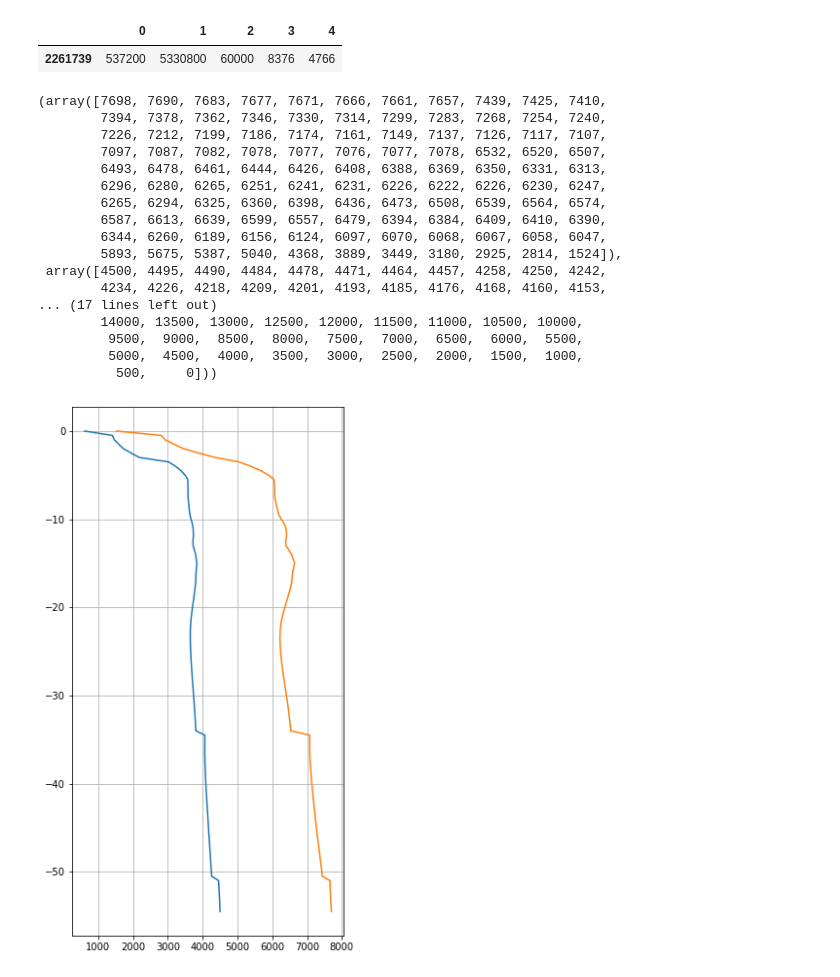
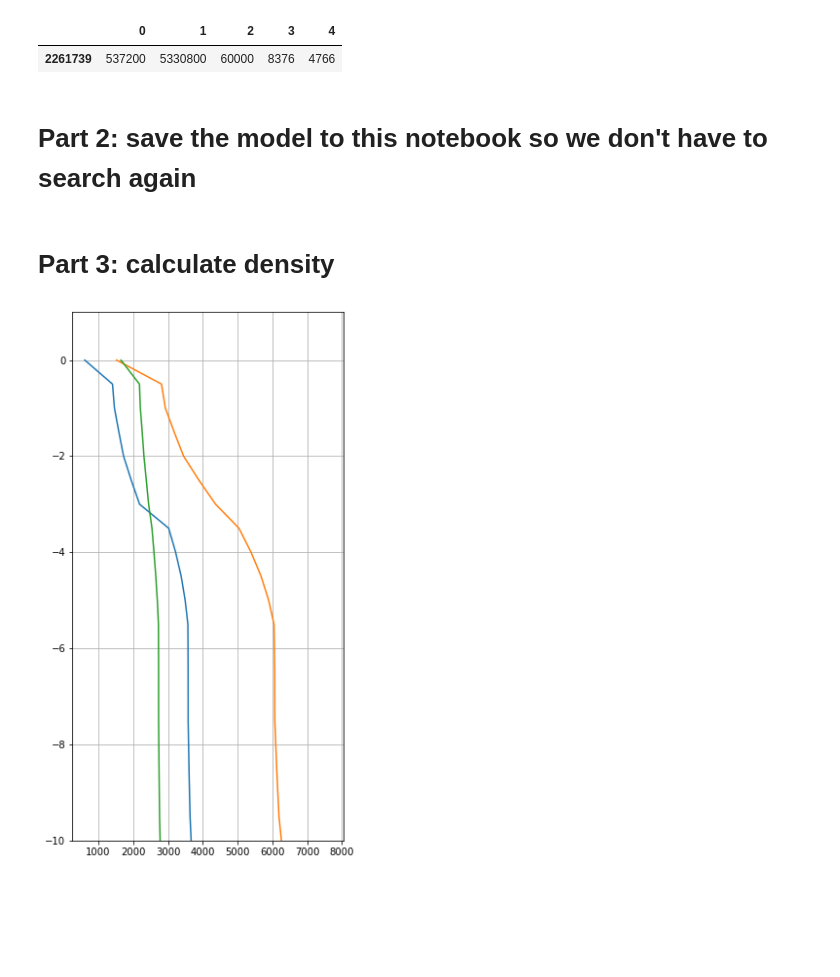
Before and after one commit to bradlipovsky/whidbey-surface-waves, a Jupyter notebook: parse-cvm.ipynb, the cells around one changed output. Drawn from its saved outputs; the diff is of its cells as text; code cells hidden in the pictures; blank space fills up the shorter version.

Commit message:
finished the first complete Rayleigh wave forward model for the Whidbey DAS data.

```diff
--- a/parse-cvm.ipynb
+++ b/parse-cvm.ipynb
@@ -44,33 +45,56 @@ for j,line in enumerate(file1):
 p = np.array(p)
 s = np.array(s)
 z = np.array(z)
-# %%
-p,s,z
-# %% [output]
-(array([7698, 7690, 7683, 7677, 7671, 7666, 7661, 7657, 7439, 7425, 7410,
-        7394, 7378, 7362, 7346, 7330, 7314, 7299, 7283, 7268, 7254, 7240,
-        7226, 7212, 7199, 7186, 7174, 7161, 7149, 7137, 7126, 7117, 7107,
-        7097, 7087, 7082, 7078, 7077, 7076, 7077, 7078, 6532, 6520, 6507,
-        6493, 6478, 6461, 6444, 6426, 6408, 6388, 6369, 6350, 6331, 6313,
-        6296, 6280, 6265, 6251, 6241, 6231, 6226, 6222, 6226, 6230, 6247,
-        6265, 6294, 6325, 6360, 6398, 6436, 6473, 6508, 6539, 6564, 6574,
-        6587, 6613, 6639, 6599, 6557, 6479, 6394, 6384, 6409, 6410, 6390,
-        6344, 6260, 6189, 6156, 6124, 6097, 6070, 6068, 6067, 6058, 6047,
-        5893, 5675, 5387, 5040, 4368, 3889, 3449, 3180, 2925, 2814, 1524]),
- array([4500, 4495, 4490, 4484, 4478, 4471, 4464, 4457, 4258, 4250, 4242,
-        4234, 4226, 4218, 4209, 4201, 4193, 4185, 4176, 4168, 4160, 4153,
-... (17 lines left out)
-        14000, 13500, 13000, 12500, 12000, 11500, 11000, 10500, 10000,
-         9500,  9000,  8500,  8000,  7500,  7000,  6500,  6000,  5500,
-         5000,  4500,  4000,  3500,  3000,  2500,  2000,  1500,  1000,
-          500,     0]))
+# %% [markdown]
+# Part 2: save the model to this notebook so we don't have to search again
+# %%
+p,s,z = (np.array([7698, 7690, 7683, 7677, 7671, 7666, 7661, 7657, 7439, 7425, 7410,
+        7394, 7378, 7362, 7346, 7330, 7314, 7299, 7283, 7268, 7254, 7240,
+        7226, 7212, 7199, 7186, 7174, 7161, 7149, 7137, 7126, 7117, 7107,
+        7097, 7087, 7082, 7078, 7077, 7076, 7077, 7078, 6532, 6520, 6507,
+        6493, 6478, 6461, 6444, 6426, 6408, 6388, 6369, 6350, 6331, 6313,
+        6296, 6280, 6265, 6251, 6241, 6231, 6226, 6222, 6226, 6230, 6247,
+        6265, 6294, 6325, 6360, 6398, 6436, 6473, 6508, 6539, 6564, 6574,
+        6587, 6613, 6639, 6599, 6557, 6479, 6394, 6384, 6409, 6410, 6390,
+        6344, 6260, 6189, 6156, 6124, 6097, 6070, 6068, 6067, 6058, 6047,
+        5893, 5675, 5387, 5040, 4368, 3889, 3449, 3180, 2925, 2814, 1524]),
+ np.array([4500, 4495, 4490, 4484, 4478, 4471, 4464, 4457, 4258, 4250, 4242,
+        4234, 4226, 4218, 4209, 4201, 4193, 4185, 4176, 4168, 4160, 4153,
+        4145, 4137, 4129, 4121, 4114, 4106, 4099, 4092, 4086, 4081, 4076,
+        4071, 4066, 4064, 4062, 4062, 4062, 4063, 4063, 3803, 3797, 3790,
+        3783, 3775, 3767, 3758, 3749, 3740, 3730, 3721, 3711, 3702, 3693,
+        3684, 3676, 3668, 3662, 3656, 3651, 3647, 3645, 3645, 3646, 3654,
+        3662, 3676, 3691, 3708, 3725, 3743, 3760, 3776, 3790, 3801, 3805,
+        3811, 3822, 3834, 3816, 3798, 3763, 3726, 3722, 3733, 3733, 3724,
+        3703, 3666, 3635, 3619, 3604, 3592, 3580, 3580, 3579, 3577, 3573,
+        3494, 3380, 3220, 3021, 2184, 1945, 1725, 1590, 1463, 1407,  609]),
+ np.array([54500, 54000, 53500, 53000, 52500, 52000, 51500, 51000, 50500,
+        50000, 49500, 49000, 48500, 48000, 47500, 47000, 46500, 46000,
+        45500, 45000, 44500, 44000, 43500, 43000, 42500, 42000, 41500,
+        41000, 40500, 40000, 39500, 39000, 38500, 38000, 37500, 37000,
+        36500, 36000, 35500, 35000, 34500, 34000, 33500, 33000, 32500,
+        32000, 31500, 31000, 30500, 30000, 29500, 29000, 28500, 28000,
+        27500, 27000, 26500, 26000, 25500, 25000, 24500, 24000, 23500,
+        23000, 22500, 22000, 21500, 21000, 20500, 20000, 19500, 19000,
+        18500, 18000, 17500, 17000, 16500, 16000, 15500, 15000, 14500,
+        14000, 13500, 13000, 12500, 12000, 11500, 11000, 10500, 10000,
+         9500,  9000,  8500,  8000,  7500,  7000,  6500,  6000,  5500,
+         5000,  4500,  4000,  3500,  3000,  2500,  2000,  1500,  1000,
+          500,     0]))
+# %% [markdown]
+# Part 3: calculate density
+# %%
+vp = p/1e3
+rho = (1.6612 * vp - 0.4721 * vp**2 + 0.0671 * vp**3 - 0.0043 * vp**4 + 0.000106 * vp**5)*1000
 # %%
 import matplotlib.pyplot as plt
 fig,ax=plt.subplots(figsize=(5,10))
 fig.patch.set_facecolor('w')
 plt.plot(s,-z/1e3)
 plt.plot(p,-z/1e3)
+plt.plot(rho,-z/1e3)
+plt.ylim([-10,1])
 plt.grid()
 plt.show()
 # %% [output]
-[figure, old version]
+[figure, new version]
```
Also changed, not shown: parts of 4 cells of this notebook, 5 other files.
